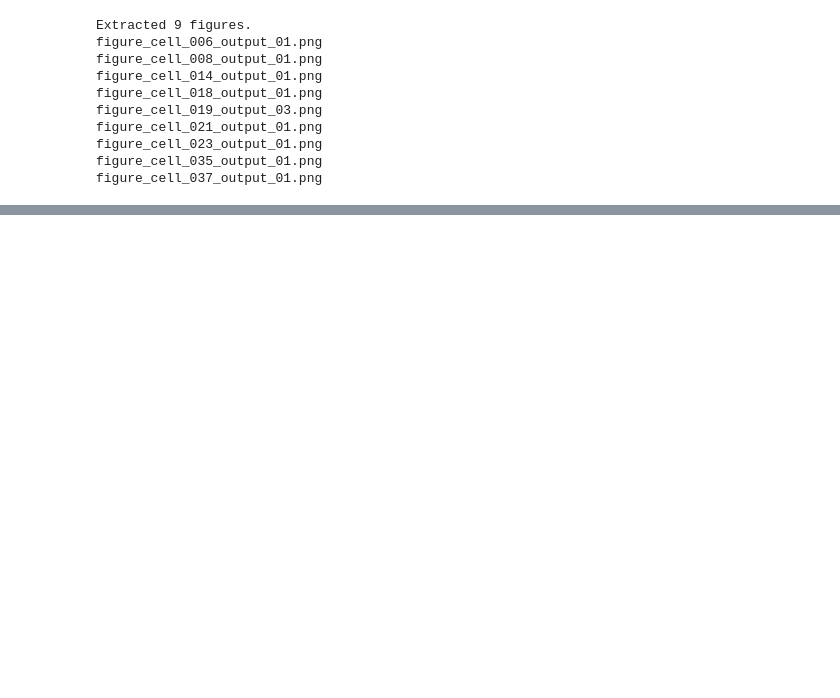
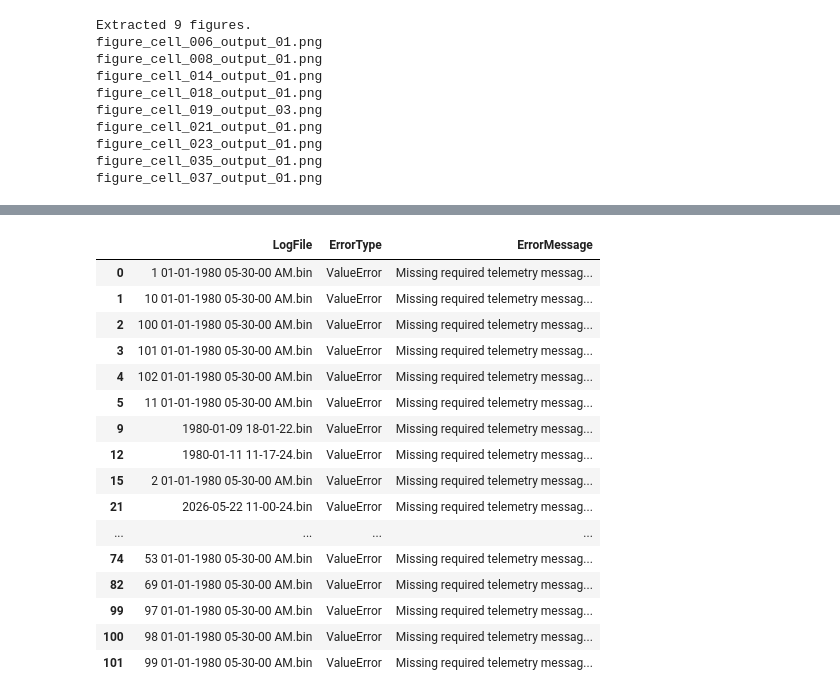
Before and after one commit to Deptator/uav-flight-log-research, a Jupyter notebook: notebooks/05-flight-session-analysis.ipynb, the cells around one changed output, grey strips where cells are left out. Cells and saved outputs as stored; diff of their text form; code cells hidden in the pictures; blank space fills up the shorter version.

```diff
--- a/notebooks/05-flight-session-analysis.ipynb
+++ b/notebooks/05-flight-session-analysis.ipynb
@@ -2679,0 +4067,66 @@ figure_cell_037_output_01.png
+# %%
+# COMPLETE UAV DATASET BATCH ANALYSIS
+
+from pathlib import Path
+import importlib
+import pandas as pd
+
+import src.batch_processing as batch_processing
+
+importlib.reload(batch_processing)
+
+PROJECT_ROOT = Path.cwd()
+
+if PROJECT_ROOT.name.lower() == "notebooks":
+    PROJECT_ROOT = PROJECT_ROOT.parent
+
+RAW_DIR = PROJECT_ROOT / "data" / "raw"
+
+# Discover all BIN recordings
+all_logs = sorted(
+    path.name
+    for path in RAW_DIR.iterdir()
+    if path.is_file() and path.suffix.lower() == ".bin"
+)
+
+print("Total recordings discovered:", len(all_logs))
+
+assert len(all_logs) == 102
+
+# Process all recordings
+full_batch = batch_processing.process_flight_logs(
+    raw_dir=RAW_DIR,
+    log_paths=all_logs,
+    output_root=PROJECT_ROOT / "outputs" / "batches"
+)
+
+full_summary = full_batch["Summary"]
+
+print("\nFULL DATASET PROCESSING SUMMARY")
+print("-" * 55)
+
+print("\nSTATUS DISTRIBUTION")
+print(full_summary["Status"].value_counts(dropna=False))
+
+print("\nTOTAL RECONSTRUCTED SESSIONS")
+print(full_summary["ArmedSessions"].sum())
+
+print("\nTOTAL DETECTED ACTIVITY SEGMENTS")
+print(full_summary["ActivitySegments"].sum())
+
+print("\nFAILED RECORDINGS")
+display(
+    full_summary.loc[
+        full_summary["Status"] == "FAILED",
+        ["LogFile", "ErrorType", "ErrorMessage"]
+    ]
+)
+
+print("\nBatch summary saved to:")
+print(full_batch["SummaryPath"])
+
+assert len(full_summary) == len(all_logs)
+assert full_batch["SummaryPath"].is_file()
+
+print("\nPASS: Complete dataset batch execution finished!")
+# %% [output]
@@ -2679,0 +4150,17 @@ figure_cell_037_output_01.png
+|  | LogFile | ErrorType | ErrorMessage |
+| 0 | 1 01-01-1980 05-30-00 AM.bin | ValueError | Missing required telemetry messag... |
+| 1 | 10 01-01-1980 05-30-00 AM.bin | ValueError | Missing required telemetry messag... |
+| 2 | 100 01-01-1980 05-30-00 AM.bin | ValueError | Missing required telemetry messag... |
+| 3 | 101 01-01-1980 05-30-00 AM.bin | ValueError | Missing required telemetry messag... |
+| 4 | 102 01-01-1980 05-30-00 AM.bin | ValueError | Missing required telemetry messag... |
+| 5 | 11 01-01-1980 05-30-00 AM.bin | ValueError | Missing required telemetry messag... |
+| 9 | 1980-01-09 18-01-22.bin | ValueError | Missing required telemetry messag... |
+| 12 | 1980-01-11 11-17-24.bin | ValueError | Missing required telemetry messag... |
+| 15 | 2 01-01-1980 05-30-00 AM.bin | ValueError | Missing required telemetry messag... |
+| 21 | 2026-05-22 11-00-24.bin | ValueError | Missing required telemetry messag... |
+| ... | ... | ... | ... |
+| 74 | 53 01-01-1980 05-30-00 AM.bin | ValueError | Missing required telemetry messag... |
+| 82 | 69 01-01-1980 05-30-00 AM.bin | ValueError | Missing required telemetry messag... |
+| 99 | 97 01-01-1980 05-30-00 AM.bin | ValueError | Missing required telemetry messag... |
+| 100 | 98 01-01-1980 05-30-00 AM.bin | ValueError | Missing required telemetry messag... |
+| 101 | 99 01-01-1980 05-30-00 AM.bin | ValueError | Missing required telemetry messag... |
```
Also changed, not shown: parts of 65 cells of this notebook, 17 other files.
